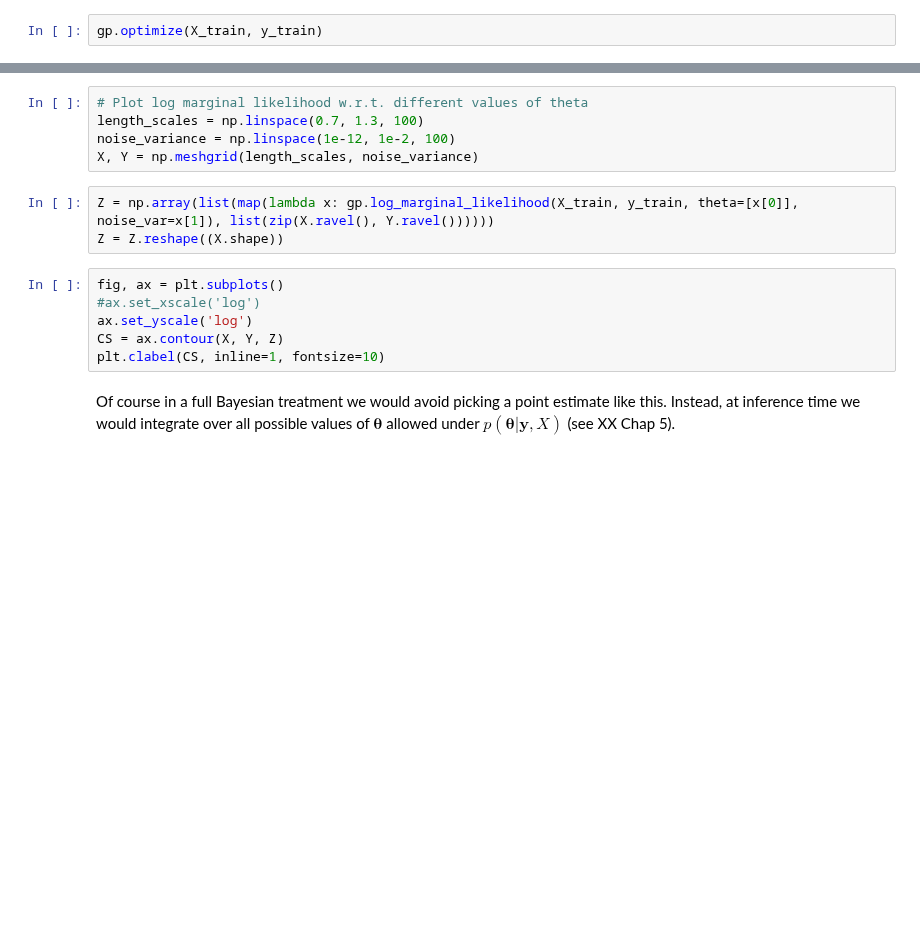
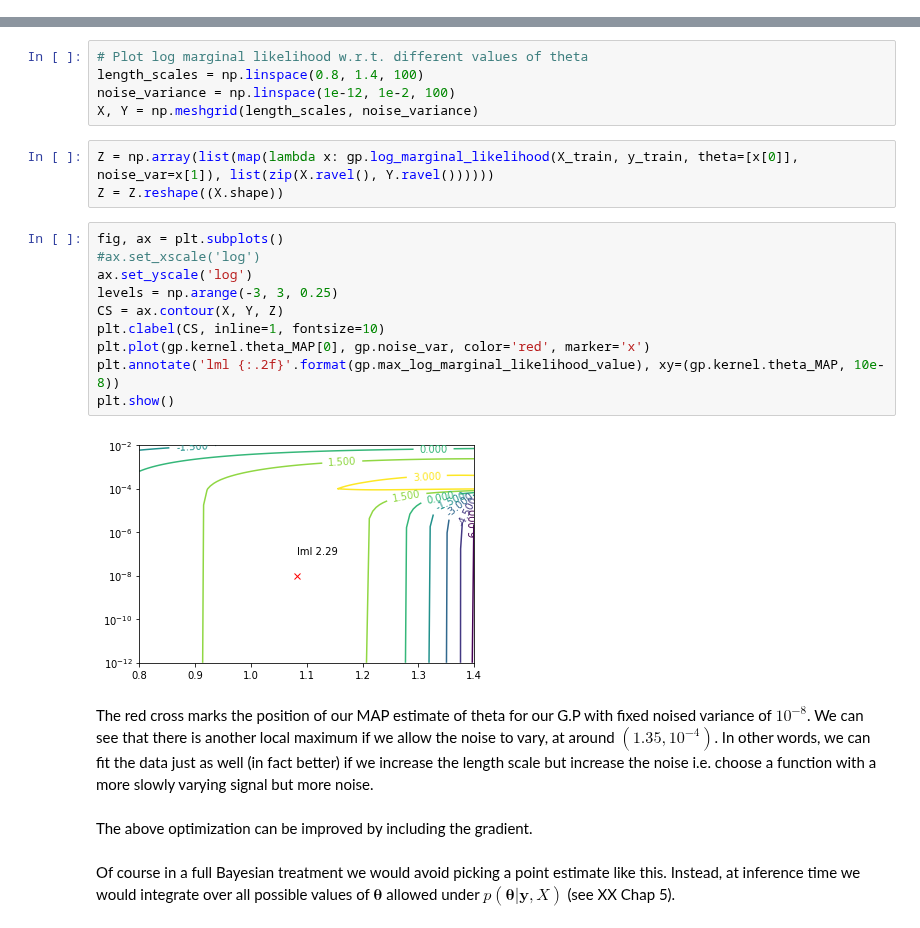
Before and after one commit to michaeloneill/GaussianProcesses, a Jupyter notebook: GPR_blog.ipynb, the cells around one changed output, grey strips where cells are left out. Saved outputs shown, nothing was run; the diff lists cells and outputs as text; blank space fills up the shorter version.

Commit message:
optimization working

```diff
--- a/GPR_blog.ipynb
+++ b/GPR_blog.ipynb
@@ -251,3 +252 @@ def optimize(self, X_train, y_train):
 GPR.optimize = optimize
-# %%
-gp.optimize(X_train, y_train)
@@ -256,6 +261,6 @@ ValueError: solve: Input operand 1 has a mismatch in its core dimension 0, with
 # %%
 # Plot log marginal likelihood w.r.t. different values of theta
-length_scales = np.linspace(0.7, 1.3, 100)
+length_scales = np.linspace(0.8, 1.4, 100)
 noise_variance = np.linspace(1e-12, 1e-2, 100)
 X, Y = np.meshgrid(length_scales, noise_variance)
 # %%
@@ -264,9 +269,19 @@ Z = Z.reshape((X.shape))
 # %%
 fig, ax = plt.subplots()
 #ax.set_xscale('log')
 ax.set_yscale('log')
+levels = np.arange(-3, 3, 0.25)
 CS = ax.contour(X, Y, Z)
 plt.clabel(CS, inline=1, fontsize=10)
+plt.plot(gp.kernel.theta_MAP[0], gp.noise_var, color='red', marker='x')
+plt.annotate('lml {:.2f}'.format(gp.max_log_marginal_likelihood_value), xy=(gp.kernel.theta_MAP, 10e-8))
+plt.show()
+# %% [output]
+[figure, added]
+# %% [markdown]
+The red cross marks the position of our MAP estimate of theta for our G.P with fixed noised variance of $10^{-8}$. We can see that there is another local maximum if we allow the noise to vary, at around $(1.35, 10^{-4})$. In other words, we can fit the data just as well (in fact better) if we increase the length scale but increase the noise i.e. choose a function with a more slowly varying signal but more noise.
+# %% [markdown]
+The above optimization can be improved by including the gradient.
 # %% [markdown]
 Of course in a full Bayesian treatment we would avoid picking a point estimate like this. Instead, at inference time we would integrate over all possible values of $\mathbf{\theta}$ allowed under $p(\mathbf{\theta}|\mathbf{y}, X)$ (see XX Chap 5).
 # %% [markdown]
```
Also changed, not shown: parts of 4 cells of this notebook.
